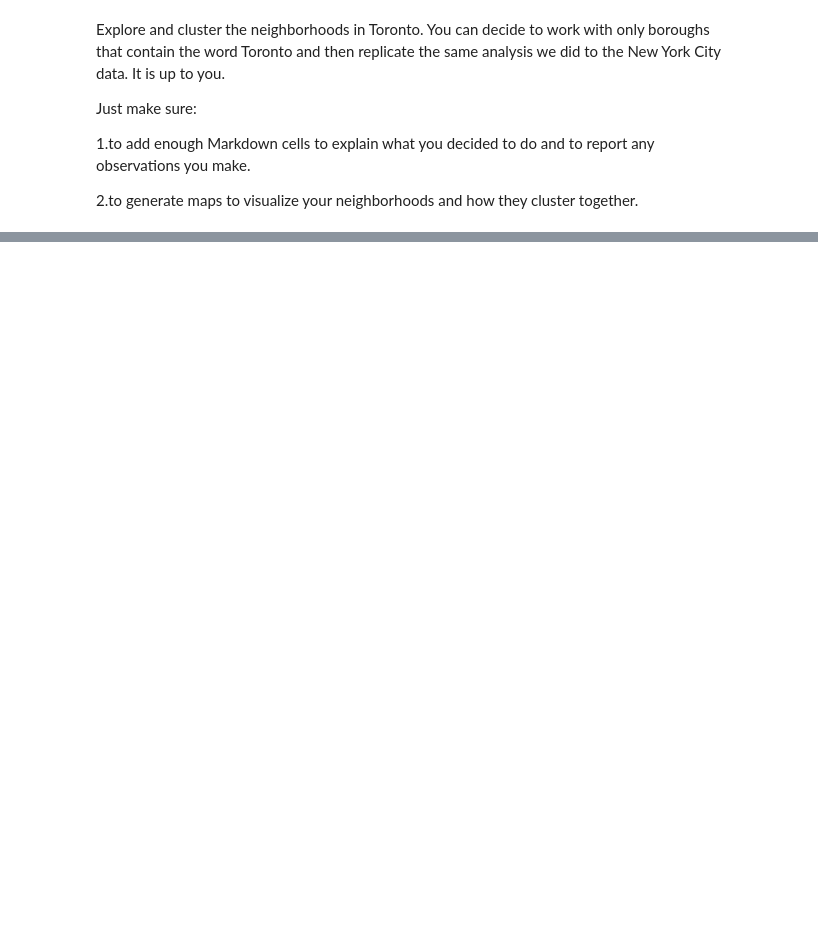
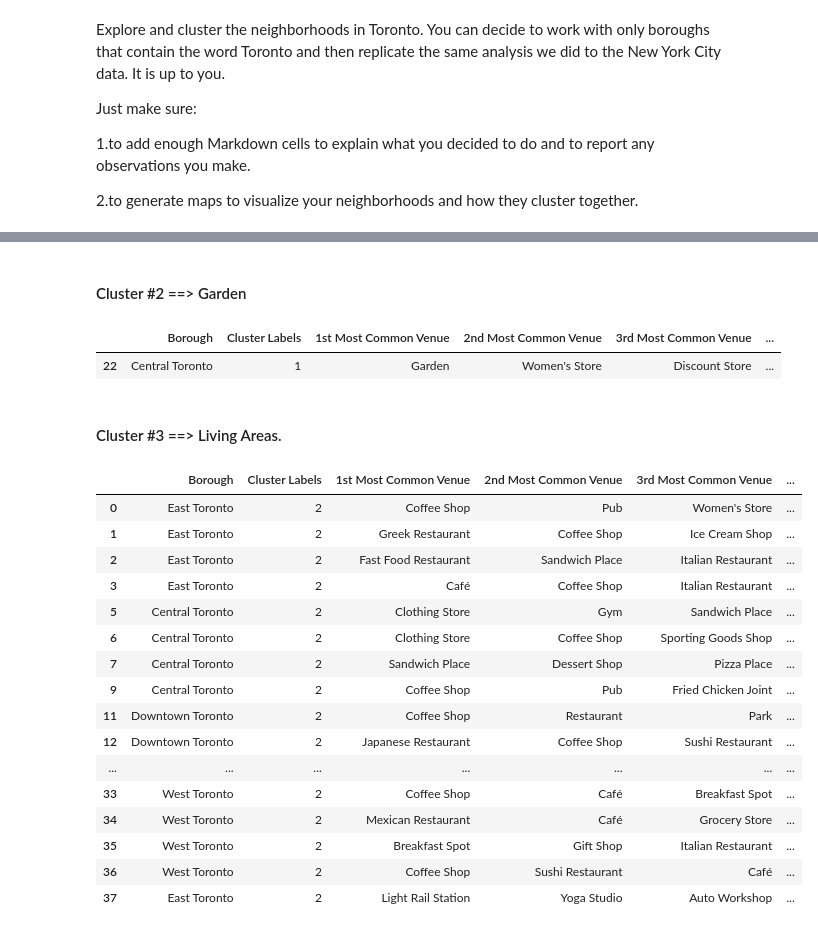
Before and after one commit to a-anakin/testlab, a Jupyter notebook: Assignment - Week 3 - Segmenting and Clustering Neighborhoods in Toronto.ipynb, the cells around one changed output, grey strips where cells are left out. Cells and saved outputs as stored; diff of their text form; code cells hidden in the pictures; blank space fills up the shorter version.

```diff
--- a/Assignment - Week 3 - Segmenting and Clustering Neighborhoods in Toronto.ipynb
+++ b/Assignment - Week 3 - Segmenting and Clustering Neighborhoods in Toronto.ipynb
@@ -108,0 +268,21 @@ Just make sure:
+# %%
+num_top_venues = 10
+
+indicators = ['st', 'nd', 'rd']
+
+# create columns according to number of top venues
+columns = ['Neighborhood']
+for ind in np.arange(num_top_venues):
+    try:
+        columns.append('{}{} Most Common Venue'.format(ind+1, indicators[ind]))
+    except:
+        columns.append('{}th Most Common Venue'.format(ind+1))
+
+# create a new dataframe
+NeighborhoodsVenues_sorted = pd.DataFrame(columns=columns)
+NeighborhoodsVenues_sorted['Neighborhood'] = TorontoOneHotGrouped['Neighborhood']
+
+for ind in np.arange(TorontoOneHotGrouped.shape[0]):
+    NeighborhoodsVenues_sorted.iloc[ind, 1:] = return_most_common_venues(TorontoOneHotGrouped.iloc[ind, :], num_top_venues)
+
+NeighborhoodsVenues_sorted.head()
@@ -108,0 +307,11 @@ Just make sure:
+# %%
+# set number of clusters
+kclusters = 3
+
+TorontoOneHotGroupedclustering = TorontoOneHotGrouped.drop('Neighborhood', 1)
+
+# run k-means clustering
+kmeans = KMeans(n_clusters=kclusters, random_state=0).fit(TorontoOneHotGroupedclustering)
+
+# check cluster labels generated for each row in the dataframe
+kmeans.labels_[0:10]
@@ -108,0 +320,10 @@ Just make sure:
+# %%
+# add clustering labels
+NeighborhoodsVenues_sorted.insert(0, 'Cluster Labels', kmeans.labels_)
+
+TorontoMerged_df = Toronto_df
+
+# merge toronto_grouped with toronto_data to add latitude/longitude for each neighborhood
+TorontoMerged_df = TorontoMerged_df.join(NeighborhoodsVenues_sorted.set_index('Neighborhood'), on='Neighborhood')
+
+TorontoMerged_df.head() # check the last columns!
@@ -108,0 +376,29 @@ Just make sure:
+# %% [markdown]
+#### Cluster #2 ==> Garden
+# %%
+TorontoMerged_df.loc[TorontoMerged_df['Cluster Labels'] == 1, TorontoMerged_df.columns[[1] + list(range(5, TorontoMerged_df.shape[1]))]]
+# %% [output]
+|  | Borough | Cluster Labels | 1st Most Common Venue | 2nd Most Common Venue | 3rd Most Common Venue | ... |
+| 22 | Central Toronto | 1 | Garden | Women's Store | Discount Store | ... |
+# %% [markdown]
+#### Cluster #3 ==> Living Areas.
+# %%
+TorontoMerged_df.loc[TorontoMerged_df['Cluster Labels'] == 2, TorontoMerged_df.columns[[1] + list(range(5, TorontoMerged_df.shape[1]))]]
+# %% [output]
+|  | Borough | Cluster Labels | 1st Most Common Venue | 2nd Most Common Venue | 3rd Most Common Venue | ... |
+| 0 | East Toronto | 2 | Coffee Shop | Pub | Women's Store | ... |
+| 1 | East Toronto | 2 | Greek Restaurant | Coffee Shop | Ice Cream Shop | ... |
+| 2 | East Toronto | 2 | Fast Food Restaurant | Sandwich Place | Italian Restaurant | ... |
+| 3 | East Toronto | 2 | Café | Coffee Shop | Italian Restaurant | ... |
+| 5 | Central Toronto | 2 | Clothing Store | Gym | Sandwich Place | ... |
+| 6 | Central Toronto | 2 | Clothing Store | Coffee Shop | Sporting Goods Shop | ... |
+| 7 | Central Toronto | 2 | Sandwich Place | Dessert Shop | Pizza Place | ... |
+| 9 | Central Toronto | 2 | Coffee Shop | Pub | Fried Chicken Joint | ... |
+| 11 | Downtown Toronto | 2 | Coffee Shop | Restaurant | Park | ... |
+| 12 | Downtown Toronto | 2 | Japanese Restaurant | Coffee Shop | Sushi Restaurant | ... |
+| ... | ... | ... | ... | ... | ... | ... |
+| 33 | West Toronto | 2 | Coffee Shop | Café | Breakfast Spot | ... |
+| 34 | West Toronto | 2 | Mexican Restaurant | Café | Grocery Store | ... |
+| 35 | West Toronto | 2 | Breakfast Spot | Gift Shop | Italian Restaurant | ... |
+| 36 | West Toronto | 2 | Coffee Shop | Sushi Restaurant | Café | ... |
+| 37 | East Toronto | 2 | Light Rail Station | Yoga Studio | Auto Workshop | ... |
```
Also changed, not shown: parts of 27 cells of this notebook.
